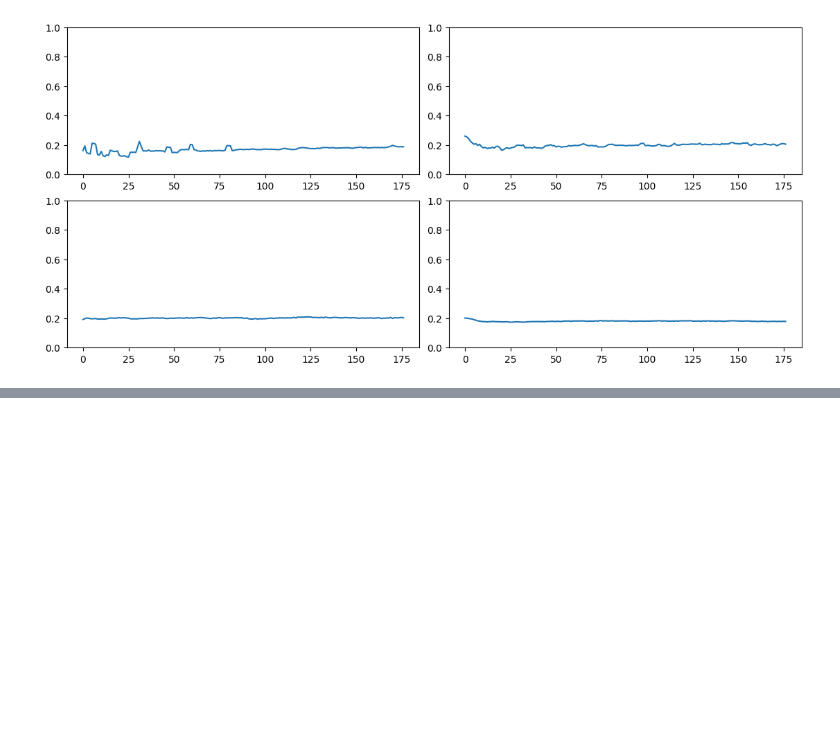
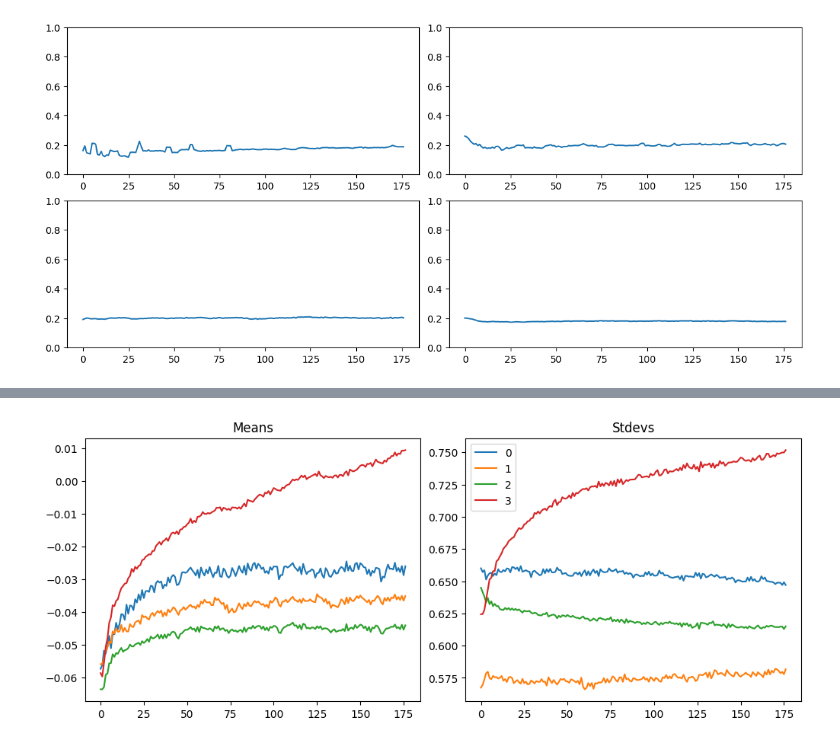
Before and after one commit to mtm-007/Deep-Learing-from-the-foundation-and-GEN_AI, a Jupyter notebook: accel_sgd.ipynb, the cells around one changed output, grey strips where cells are left out. Cells and saved outputs as stored; diff of their text form; code cells hidden in the pictures; blank space fills up the shorter version.

```diff
--- a/accel_sgd.ipynb
+++ b/accel_sgd.ipynb
@@ -179,0 +186,4 @@ Wall time: 50.1 s
+# %%
+astats.plot_stats()
+# %% [output]
+[figure, added]
```
Also changed, not shown: parts of 9 cells of this notebook.
